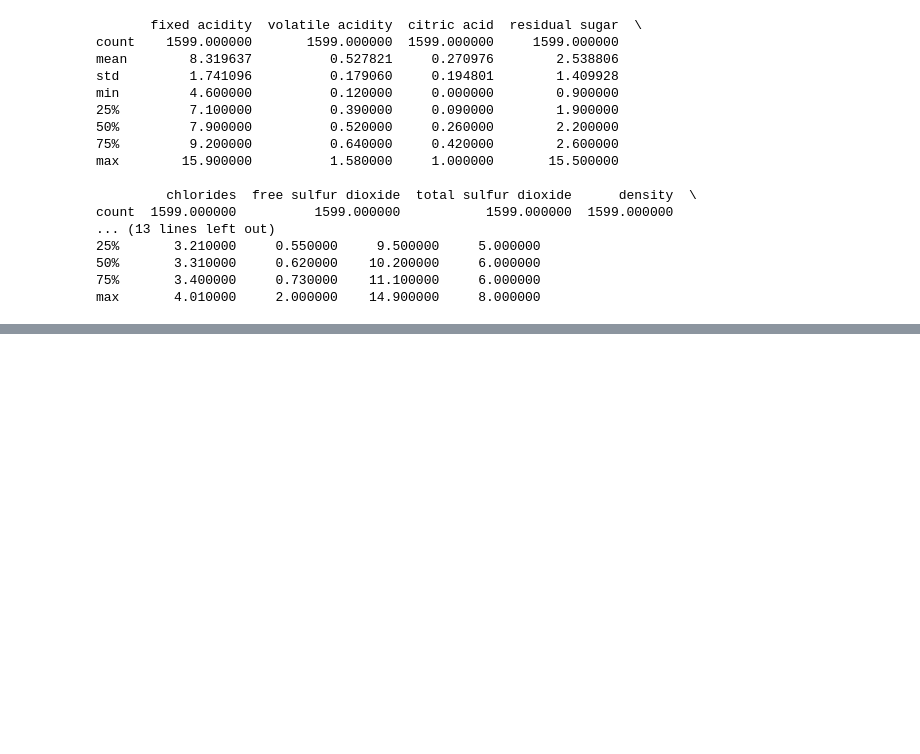
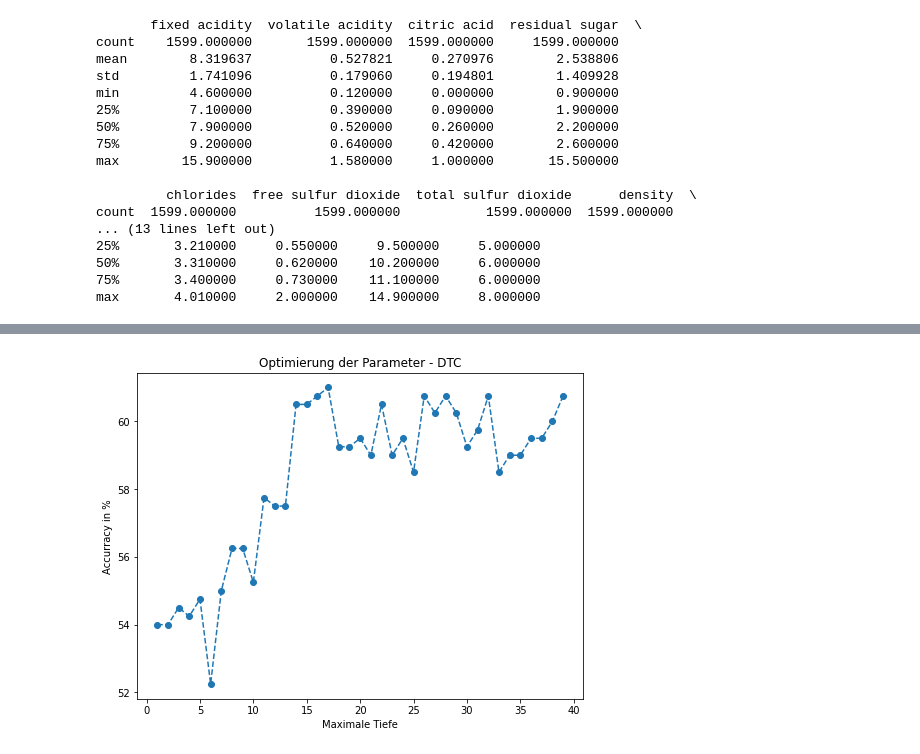
Before and after one commit to KWollscheid/Projektarbeit, a Jupyter notebook: notepads/Overview.ipynb, the cells around one changed output, grey strips where cells are left out. Saved outputs shown, nothing was run; the diff lists cells and outputs as text; code cells hidden in the pictures; blank space fills up the shorter version.

```diff
--- a/notepads/Overview.ipynb
+++ b/notepads/Overview.ipynb
@@ -62,0 +159,20 @@ dtr = DecisionTreeRegressor()
+# %%
+# dtc -> maxdepth
+
+acc = []
+rng = range(1,40)
+
+for i in rng:
+    dtc_opt = DecisionTreeClassifier(max_depth=i)
+    dtc_opt.fit(x_train,y_train)
+    acc_i = dtc_opt.score(x_test, y_test)
+    acc.append(acc_i*100)
+
+dtcplot = plt.figure(figsize=(8,6))
+plt.plot(rng, acc, '--o')
+plt.title("Optimierung der Parameter - DTC")
+plt.xlabel("Maximale Tiefe")
+plt.ylabel("Accurracy in %")
+plt.show()
+# %% [output]
+[figure, added]
```
Also changed, not shown: parts of 19 cells of this notebook, 2 other files.
